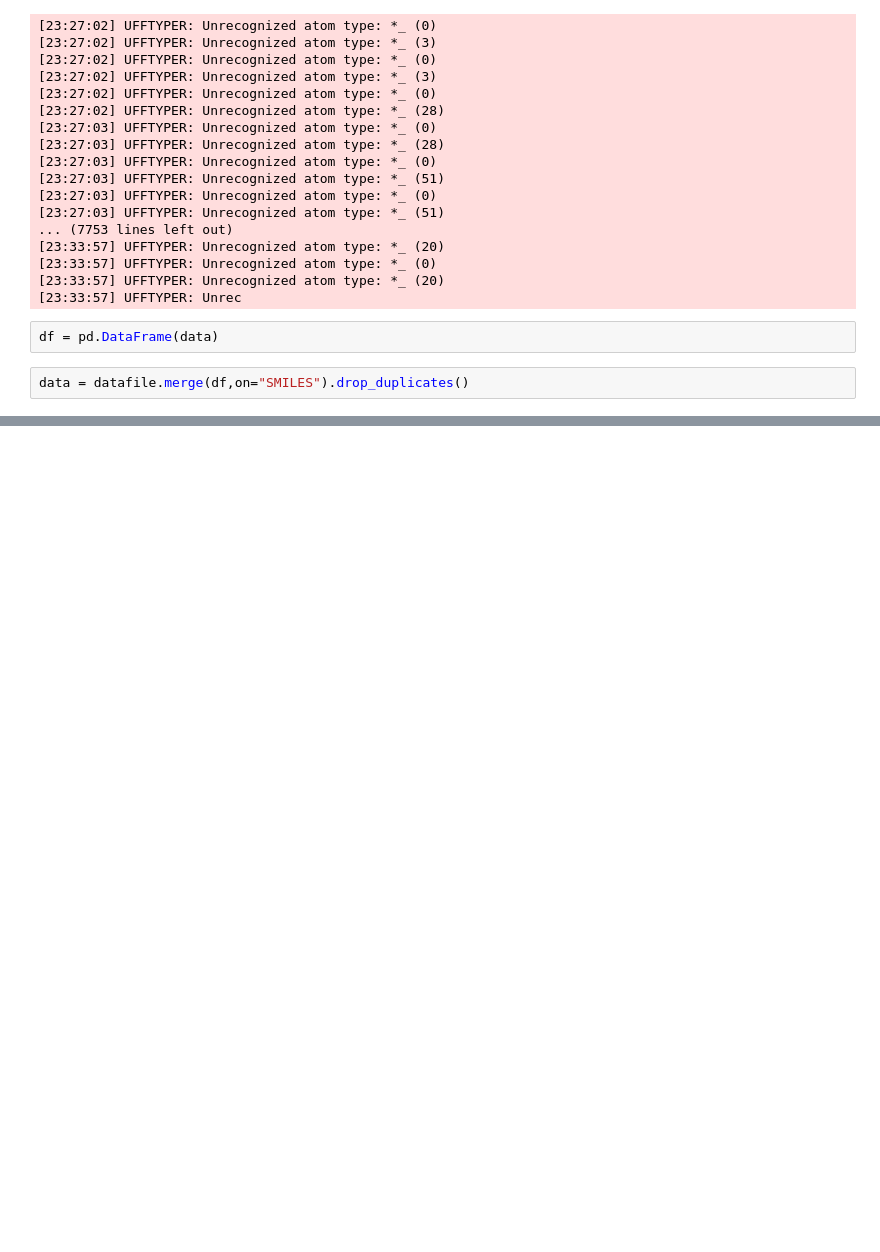
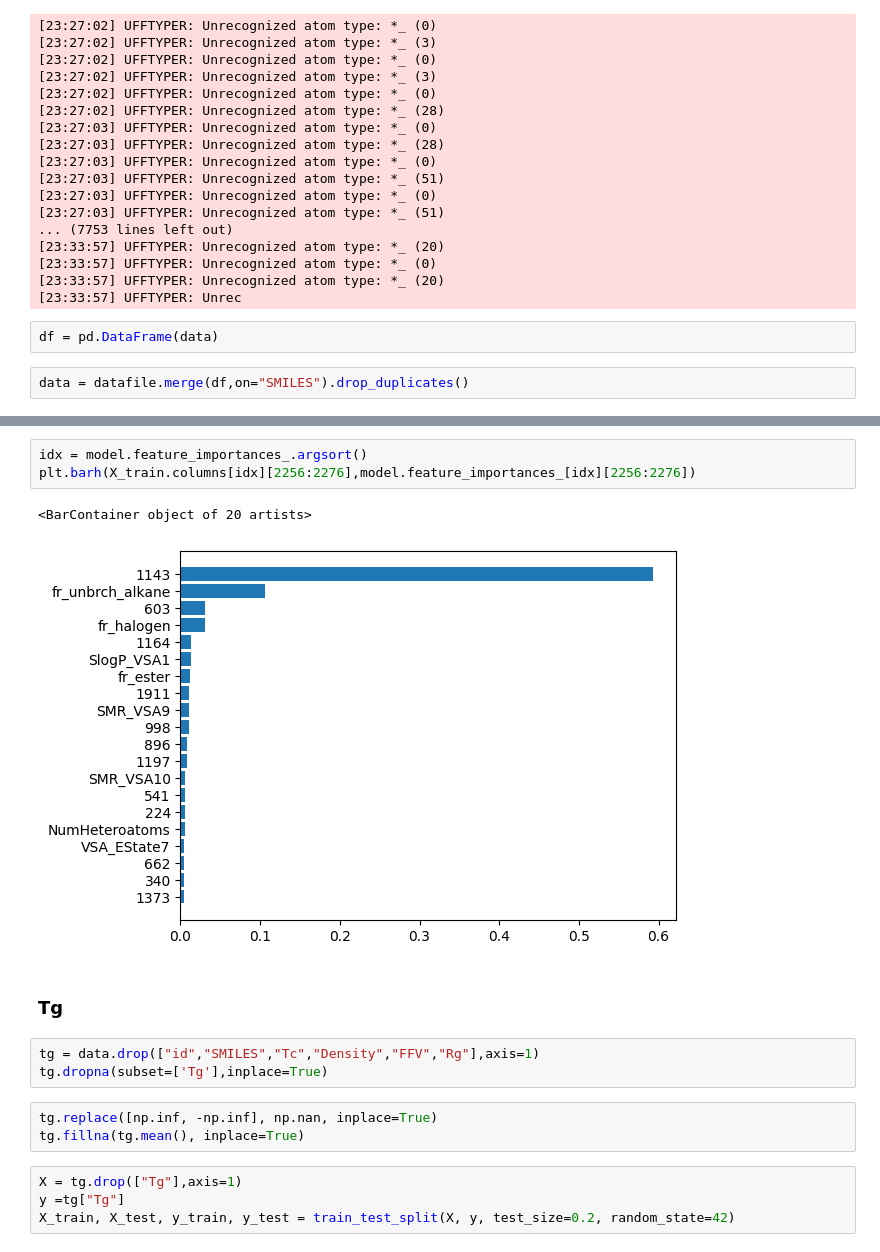
Before and after one commit to SHASANKsp/NeurIPS_Open-Polymer-Prediction-2025, a Jupyter notebook: QSPR.ipynb, the cells around one changed output, grey strips where cells are left out. Drawn from its saved outputs; the diff is of its cells as text; blank space fills up the shorter version.

```diff
--- a/QSPR.ipynb
+++ b/QSPR.ipynb
@@ -87,0 +232,18 @@ data.describe
+# %%
+idx = model.feature_importances_.argsort()
+plt.barh(X_train.columns[idx][2256:2276],model.feature_importances_[idx][2256:2276])
+# %% [output]
+<BarContainer object of 20 artists>
+[figure, added]
+# %% [markdown]
+### Tg
+# %%
+tg = data.drop(["id","SMILES","Tc","Density","FFV","Rg"],axis=1)
+tg.dropna(subset=['Tg'],inplace=True)
+# %%
+tg.replace([np.inf, -np.inf], np.nan, inplace=True)
+tg.fillna(tg.mean(), inplace=True)
+# %%
+X = tg.drop(["Tg"],axis=1)
+y =tg["Tg"]
+X_train, X_test, y_train, y_test = train_test_split(X, y, test_size=0.2, random_state=42)
```
Also changed, not shown: parts of 35 cells of this notebook, 2 other files.
